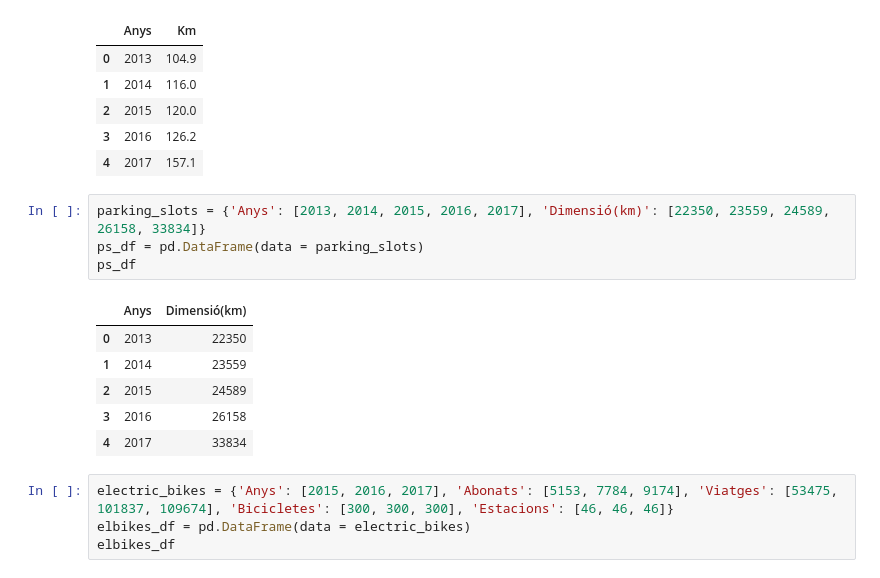
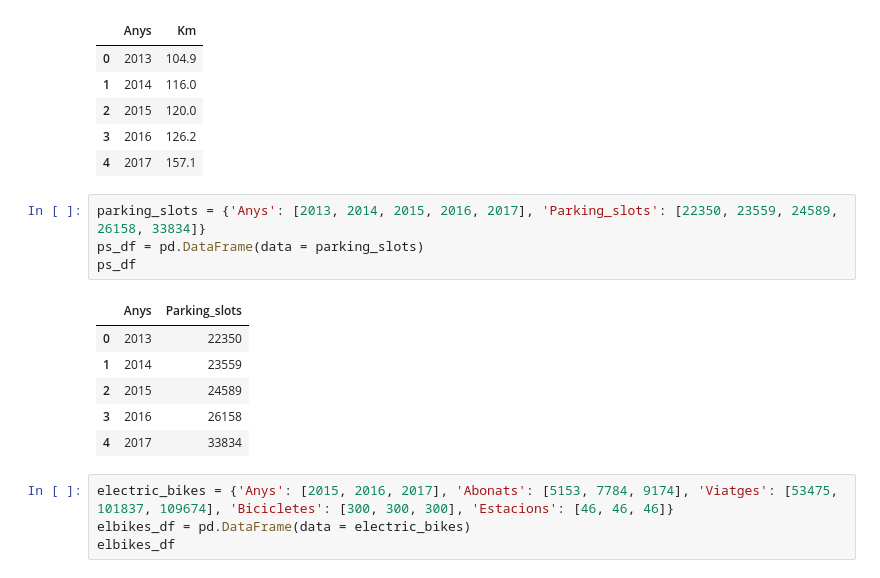
Before and after one commit to jonathan9879/barcelona_data, a Jupyter notebook: Data_tables.ipynb, the cells around one changed output. Saved outputs shown, nothing was run; the diff lists cells and outputs as text.

Commit message:
Change of name in a row of the table parking_slots

```diff
--- a/Data_tables.ipynb
+++ b/Data_tables.ipynb
@@ -75,11 +80,11 @@ km_bike_road.head()
 | 3 | 2016 | 126.2 |
 | 4 | 2017 | 157.1 |
 # %%
-parking_slots = {'Anys': [2013, 2014, 2015, 2016, 2017], 'Dimensió(km)': [22350, 23559, 24589, 26158, 33834]}
+parking_slots = {'Anys': [2013, 2014, 2015, 2016, 2017], 'Parking_slots': [22350, 23559, 24589, 26158, 33834]}
 ps_df = pd.DataFrame(data = parking_slots)
 ps_df
 # %% [output]
-|  | Anys | Dimensió(km) |
+|  | Anys | Parking_slots |
 | 0 | 2013 | 22350 |
 | 1 | 2014 | 23559 |
 | 2 | 2015 | 24589 |
```
Also changed, not shown: parts of 1 cell of this notebook.
